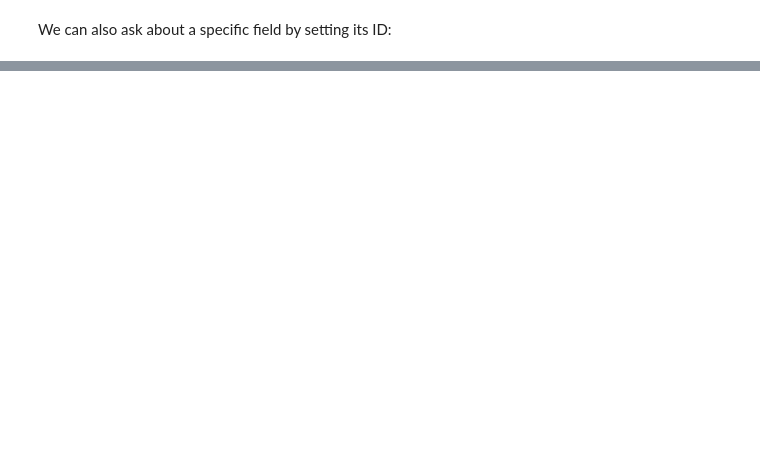
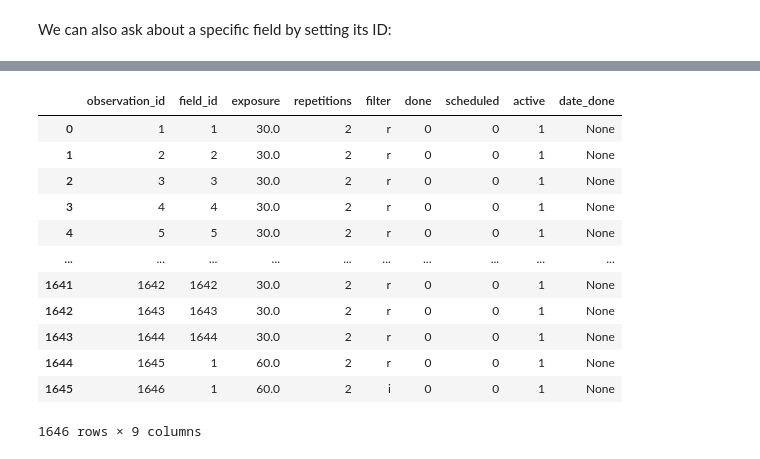
Before and after one commit to skiehl/pasiphae-survey-planner, a Jupyter notebook: Doc_DBManagers.ipynb, the cells around one changed output, grey strips where cells are left out. Drawn from its saved outputs; the diff is of its cells as text; code cells hidden in the pictures; blank space fills up the shorter version.

```diff
--- a/Doc_DBManagers.ipynb
+++ b/Doc_DBManagers.ipynb
@@ -630,0 +643,3 @@ WARNING: This field has no (active) guidestars!
+# %%
+db_name = 'test_planner_temp.sqlite3'
+manager = ObservationManager(db_name)
@@ -630,0 +650,2 @@ WARNING: This field has no (active) guidestars!
+# %%
+manager.add_observations(30., 2, 'r')
@@ -630,0 +657,2 @@ WARNING: This field has no (active) guidestars!
+# %%
+manager.add_observations(30., 2, 'r', telescope='Skinakas')
@@ -630,0 +664,3 @@ WARNING: This field has no (active) guidestars!
+# %%
+manager.add_observations(60, 2, 'r', field_id=1)
+manager.add_observations(60, 2, 'i', field_id=1)
@@ -630,0 +675,16 @@ WARNING: This field has no (active) guidestars!
+# %%
+DataFrame(manager.get_observations(field_id=None, active=None))
+# %% [output]
+|  | observation_id | field_id | exposure | repetitions | filter | done | scheduled | active | date_done |
+| 0 | 1 | 1 | 30.0 | 2 | r | 0 | 0 | 1 | None |
+| 1 | 2 | 2 | 30.0 | 2 | r | 0 | 0 | 1 | None |
+| 2 | 3 | 3 | 30.0 | 2 | r | 0 | 0 | 1 | None |
+| 3 | 4 | 4 | 30.0 | 2 | r | 0 | 0 | 1 | None |
+| 4 | 5 | 5 | 30.0 | 2 | r | 0 | 0 | 1 | None |
+| ... | ... | ... | ... | ... | ... | ... | ... | ... | ... |
+| 1641 | 1642 | 1642 | 30.0 | 2 | r | 0 | 0 | 1 | None |
+| 1642 | 1643 | 1643 | 30.0 | 2 | r | 0 | 0 | 1 | None |
+| 1643 | 1644 | 1644 | 30.0 | 2 | r | 0 | 0 | 1 | None |
+| 1644 | 1645 | 1 | 60.0 | 2 | r | 0 | 0 | 1 | None |
+| 1645 | 1646 | 1 | 60.0 | 2 | i | 0 | 0 | 1 | None |
+1646 rows × 9 columns
```
Also changed, not shown: parts of 29 cells of this notebook, 2 other files.
